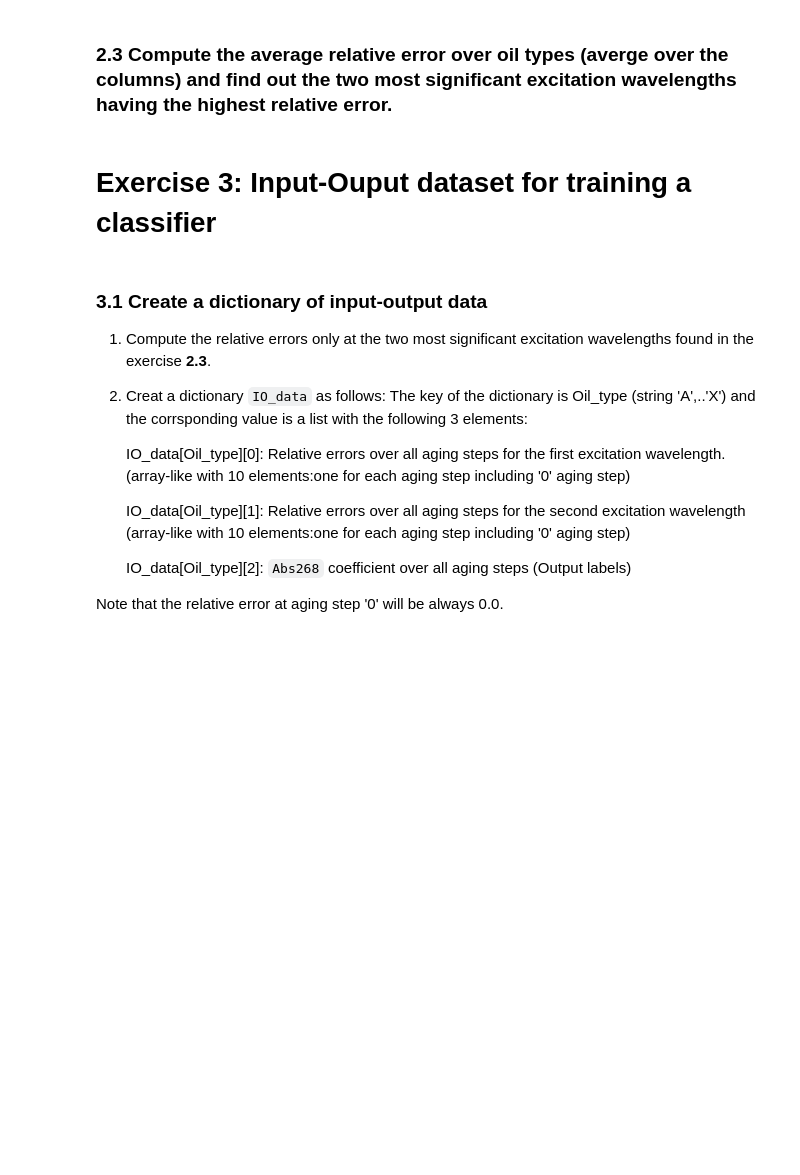
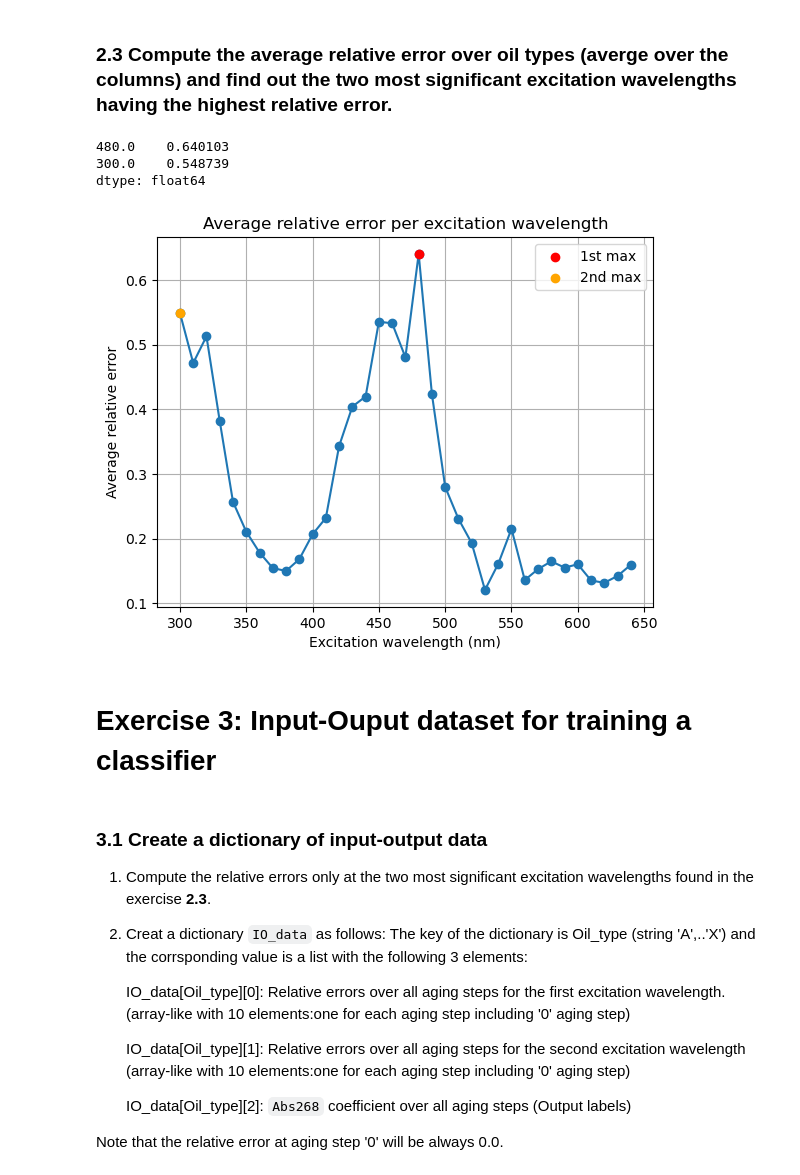
Before and after one commit to slymachenko/olive-oil-quality-prediction, a Jupyter notebook: main.ipynb, the cells around one changed output. Drawn from its saved outputs; the diff is of its cells as text; code cells hidden in the pictures; blank space fills up the shorter version.

```diff
--- a/main.ipynb
+++ b/main.ipynb
@@ -332,12 +332,12 @@ You should generate 24 subplots (one for each oil type). On the y-axis plot the
 
 2. Use the command `df_abs.iloc[0]['Abs268']` to extract the value of the absorption coefficient **Abs268**
 # %%
-aging_steps_all = [str(i) for i in range(10)]
+aging_steps_all: list[str] = [str(i) for i in range(10)]
 
 fig, axes = plt.subplots(4, 6, figsize=(24,16))
 axes = axes.flatten()
 
-# TODO: This should be a function because we are using this later on.
+# TODO (optional): This should be a function because we are using this later on.
 for i, oil in enumerate(oil_types):
     abs_values = []
     for step in aging_steps_all:
@@ -373,19 +373,19 @@ The second intensity is obtained from the EEM map at the aging step = `aging_lat
 # write your solution here (TO BE COMPLETED)
 # Note: I modified the original function structure for good practice purpouses.
 
-def compute_relative_error(aging_latest: str, oil_type: str, excitation_wavelength: int, aging_fresh: str = '0') -> float:
+def compute_relative_error(aging_latest: str, oil_type: str, excitation_wavelength: float, aging_fresh: str = '0') -> np.floating | None:
+    if aging_latest not in aging_steps_all:
+        print("aging_lastest should be between 0 and 9 as strings.")
+        return
+
     idx = np.where(excitation_range == excitation_wavelength)[0][0]
     _, intensity_fresh = get_data_flr(aging_fresh, oil_type)
     _, intensity_latest = get_data_flr(aging_latest, oil_type)
 
-    if aging_latest not in aging_steps_all:
-        print("aging_lastest should be between 0 and 9 as strings.")
-        return -1  # Maybe this should return something else or nothing at all.
-
     a = intensity_fresh[:, idx]
     b = intensity_latest[:, idx]
 
-    rel_error: float = np.linalg.norm(a - b)/np.linalg.norm(a)
+    rel_error: np.floating = np.linalg.norm(a - b)/np.linalg.norm(a)
 
     return rel_error
 
@@ -407,3 +407,9 @@ We expect a table like the one in the following, containing the relative errors
 # %%
 # write your solution here.
 # Just a double for loop to populate a dataframe.
+data: dict = {}
+
+for oil in oil_types:
+    data[oil] = [compute_relative_error('9', oil, exc_wl) for exc_wl in excitation_range]
+
+df = pd.DataFrame(data, index=excitation_range)
@@ -411,7 +440,29 @@ We expect a table like the one in the following, containing the relative errors
 ### 2.3 Compute the average relative error over oil types (averge over the columns) and find out the two most significant excitation wavelengths having the highest relative error.
 # %%
 # Write your solution here
-...
+avg_rel_error = df.mean(axis=1)
+top2_rel_error = avg_rel_error.nlargest(2)
+
+top2_rel_error
+# %% [output]
+480.0    0.640103
+300.0    0.548739
+dtype: float64
+# %%
+# Here some plots to see if it makes sense physically
+
+plt.plot(excitation_range, avg_rel_error, marker='o')
+
+plt.xlabel('Excitation wavelength (nm)')
+plt.scatter(top2_rel_error.index[0], top2_rel_error.values[0], color='red', zorder=5, label='1st max')
+plt.scatter(top2_rel_error.index[1], top2_rel_error.values[1], color='orange', zorder=5, label='2nd max')
+plt.ylabel('Average relative error')
+plt.title('Average relative error per excitation wavelength')
+plt.grid()
+plt.legend()
+plt.show()
+# %% [output]
+[figure, added]
 # %% [markdown]
 # Exercise 3: Input-Ouput dataset for  training a classifier
 # %% [markdown]
```
Also changed, not shown: parts of 3 cells of this notebook.
